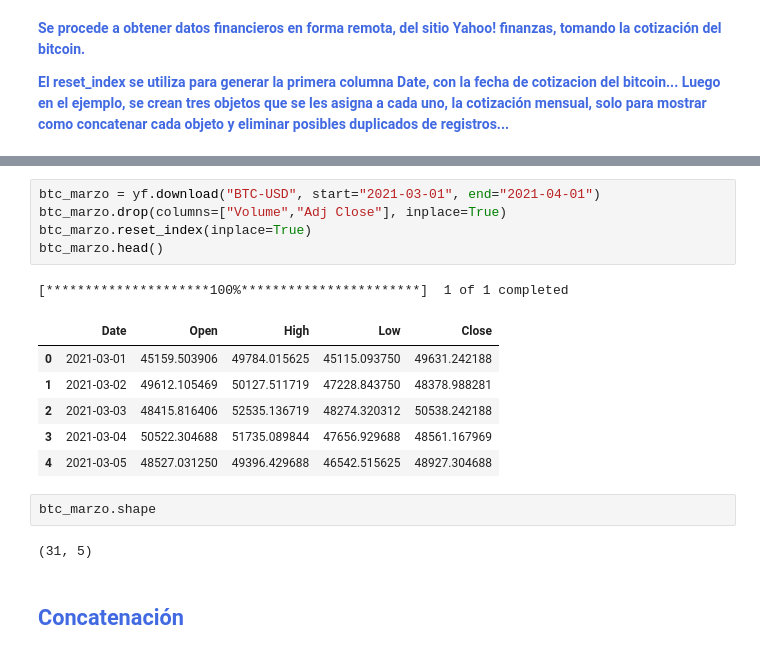
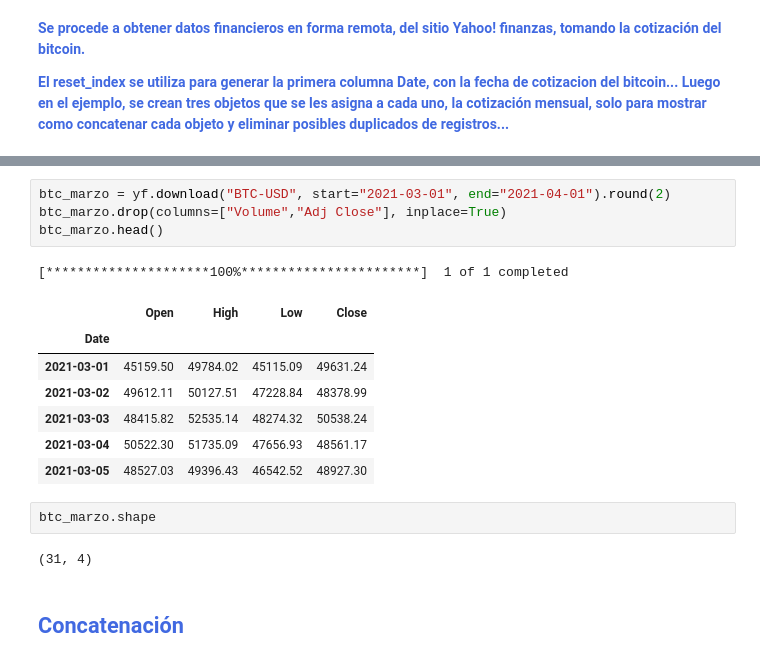
Before and after one commit to cristiandarioortegayubro/P4DA, a Jupyter notebook: pandas_003.ipynb, the cells around one changed output, grey strips where cells are left out. Saved outputs shown, nothing was run; the diff lists cells and outputs as text.

```diff
--- a/pandas_003.ipynb
+++ b/pandas_003.ipynb
@@ -82,20 +82,20 @@ btc_febrero.shape
 # %%
-btc_marzo = yf.download("BTC-USD", start="2021-03-01", end="2021-04-01")
+btc_marzo = yf.download("BTC-USD", start="2021-03-01", end="2021-04-01").round(2)
 btc_marzo.drop(columns=["Volume","Adj Close"], inplace=True)
-btc_marzo.reset_index(inplace=True)
 btc_marzo.head()
 # %% [output]
 [*********************100%***********************]  1 of 1 completed
-|  | Date | Open | High | Low | Close |
-| 0 | 2021-03-01 | 45159.503906 | 49784.015625 | 45115.093750 | 49631.242188 |
-| 1 | 2021-03-02 | 49612.105469 | 50127.511719 | 47228.843750 | 48378.988281 |
-| 2 | 2021-03-03 | 48415.816406 | 52535.136719 | 48274.320312 | 50538.242188 |
-| 3 | 2021-03-04 | 50522.304688 | 51735.089844 | 47656.929688 | 48561.167969 |
-| 4 | 2021-03-05 | 48527.031250 | 49396.429688 | 46542.515625 | 48927.304688 |
+|  | Open | High | Low | Close |
+| Date |  |  |  |  |
+| 2021-03-01 | 45159.50 | 49784.02 | 45115.09 | 49631.24 |
+| 2021-03-02 | 49612.11 | 50127.51 | 47228.84 | 48378.99 |
+| 2021-03-03 | 48415.82 | 52535.14 | 48274.32 | 50538.24 |
+| 2021-03-04 | 50522.30 | 51735.09 | 47656.93 | 48561.17 |
+| 2021-03-05 | 48527.03 | 49396.43 | 46542.52 | 48927.30 |
 # %%
 btc_marzo.shape
 # %% [output]
-(31, 5)
+(31, 4)
 # %% [markdown]
 ## **<font color="RoyalBlue">Concatenación**
 # %%
```
Also changed, not shown: parts of 17 cells of this notebook.
